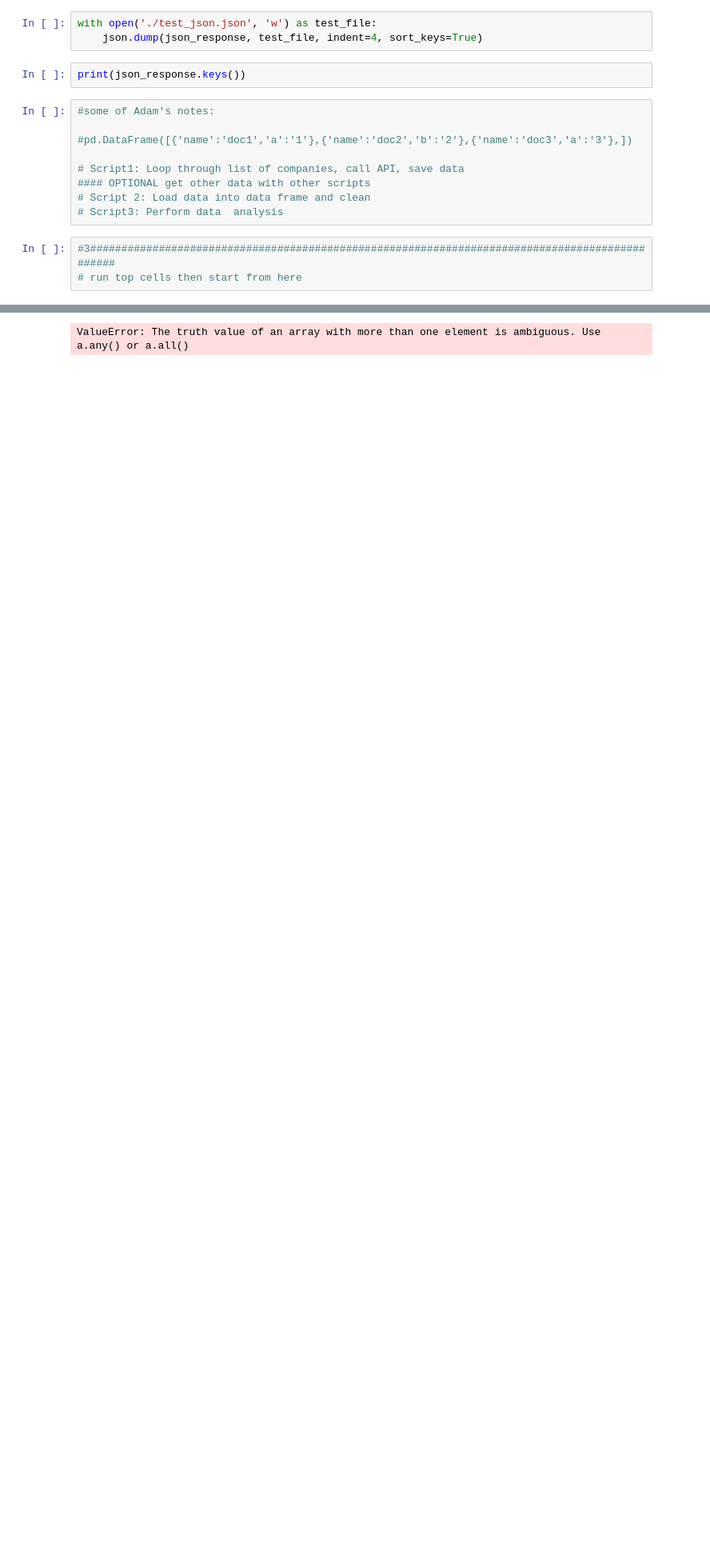
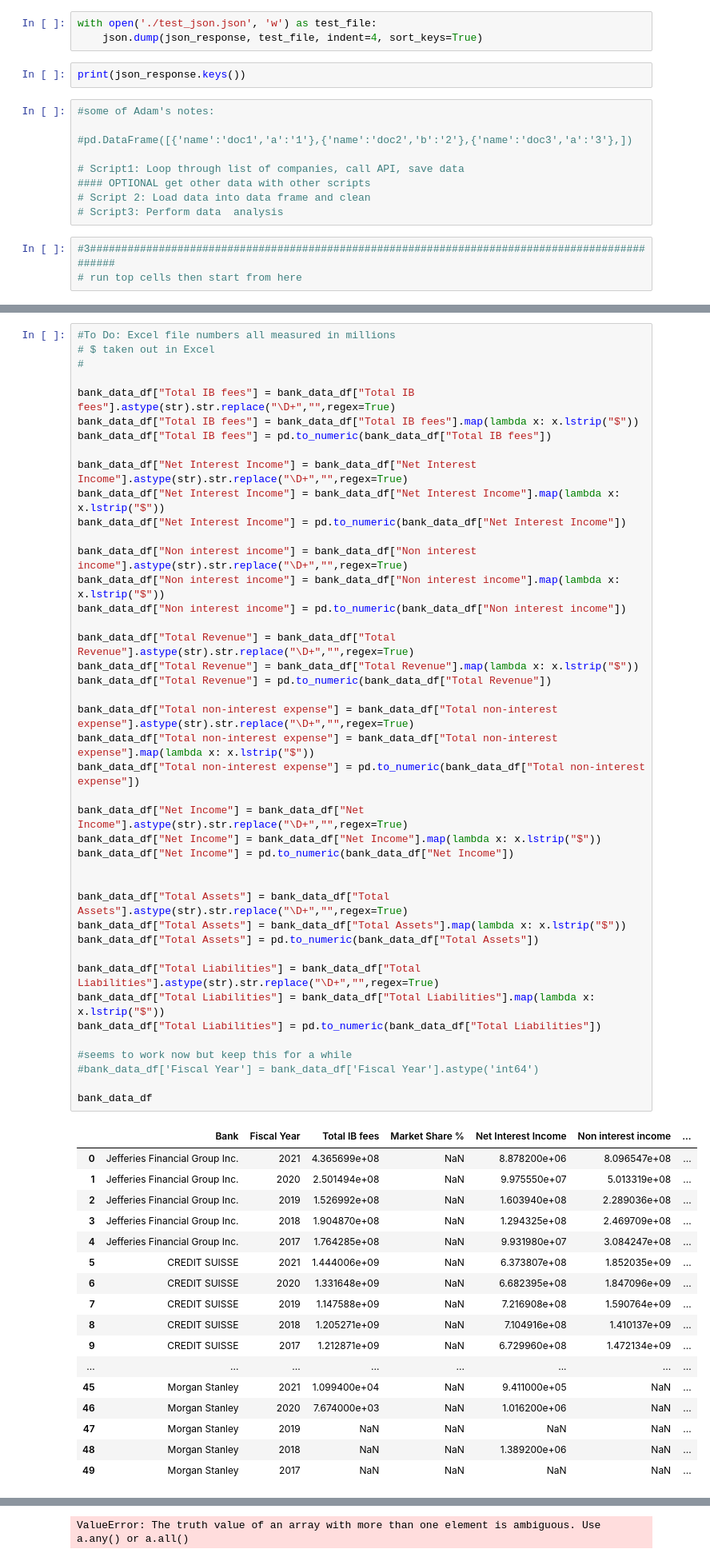
Before and after one commit to equitymarkets/InvestmentBanking, a Jupyter notebook: project_banks.ipynb, the cells around one changed output, grey strips where cells are left out. Shown at 80% size. Cells and saved outputs as stored; diff of their text form; blank space fills up the shorter version.

```diff
--- a/project_banks.ipynb
+++ b/project_banks.ipynb
@@ -151,0 +114,60 @@ dtype('O')
+# %%
+#To Do: Excel file numbers all measured in millions
+# $ taken out in Excel
+#
+
+bank_data_df["Total IB fees"] = bank_data_df["Total IB fees"].astype(str).str.replace("\D+","",regex=True)
+bank_data_df["Total IB fees"] = bank_data_df["Total IB fees"].map(lambda x: x.lstrip("$"))
+bank_data_df["Total IB fees"] = pd.to_numeric(bank_data_df["Total IB fees"])
+
+bank_data_df["Net Interest Income"] = bank_data_df["Net Interest Income"].astype(str).str.replace("\D+","",regex=True)
+bank_data_df["Net Interest Income"] = bank_data_df["Net Interest Income"].map(lambda x: x.lstrip("$"))
+bank_data_df["Net Interest Income"] = pd.to_numeric(bank_data_df["Net Interest Income"])
+
+bank_data_df["Non interest income"] = bank_data_df["Non interest income"].astype(str).str.replace("\D+","",regex=True)
+bank_data_df["Non interest income"] = bank_data_df["Non interest income"].map(lambda x: x.lstrip("$"))
+bank_data_df["Non interest income"] = pd.to_numeric(bank_data_df["Non interest income"])
+
+bank_data_df["Total Revenue"] = bank_data_df["Total Revenue"].astype(str).str.replace("\D+","",regex=True)
+bank_data_df["Total Revenue"] = bank_data_df["Total Revenue"].map(lambda x: x.lstrip("$"))
+bank_data_df["Total Revenue"] = pd.to_numeric(bank_data_df["Total Revenue"])
+
+bank_data_df["Total non-interest expense"] = bank_data_df["Total non-interest expense"].astype(str).str.replace("\D+","",regex=True)
+bank_data_df["Total non-interest expense"] = bank_data_df["Total non-interest expense"].map(lambda x: x.lstrip("$"))
+bank_data_df["Total non-interest expense"] = pd.to_numeric(bank_data_df["Total non-interest expense"])
+
+bank_data_df["Net Income"] = bank_data_df["Net Income"].astype(str).str.replace("\D+","",regex=True)
+bank_data_df["Net Income"] = bank_data_df["Net Income"].map(lambda x: x.lstrip("$"))
+bank_data_df["Net Income"] = pd.to_numeric(bank_data_df["Net Income"])
+
+
+bank_data_df["Total Assets"] = bank_data_df["Total Assets"].astype(str).str.replace("\D+","",regex=True)
+bank_data_df["Total Assets"] = bank_data_df["Total Assets"].map(lambda x: x.lstrip("$"))
+bank_data_df["Total Assets"] = pd.to_numeric(bank_data_df["Total Assets"])
+
+bank_data_df["Total Liabilities"] = bank_data_df["Total Liabilities"].astype(str).str.replace("\D+","",regex=True)
+bank_data_df["Total Liabilities"] = bank_data_df["Total Liabilities"].map(lambda x: x.lstrip("$"))
+bank_data_df["Total Liabilities"] = pd.to_numeric(bank_data_df["Total Liabilities"])
+
+#seems to work now but keep this for a while
+#bank_data_df['Fiscal Year'] = bank_data_df['Fiscal Year'].astype('int64')
+
+bank_data_df
+# %% [output]
+|  | Bank | Fiscal Year | Total IB fees | Market Share % | Net Interest Income | Non interest income | ... |
+| 0 | Jefferies Financial Group Inc. | 2021 | 4.365699e+08 | NaN | 8.878200e+06 | 8.096547e+08 | ... |
+| 1 | Jefferies Financial Group Inc. | 2020 | 2.501494e+08 | NaN | 9.975550e+07 | 5.013319e+08 | ... |
+| 2 | Jefferies Financial Group Inc. | 2019 | 1.526992e+08 | NaN | 1.603940e+08 | 2.289036e+08 | ... |
+| 3 | Jefferies Financial Group Inc. | 2018 | 1.904870e+08 | NaN | 1.294325e+08 | 2.469709e+08 | ... |
+| 4 | Jefferies Financial Group Inc. | 2017 | 1.764285e+08 | NaN | 9.931980e+07 | 3.084247e+08 | ... |
+| 5 | CREDIT SUISSE | 2021 | 1.444006e+09 | NaN | 6.373807e+08 | 1.852035e+09 | ... |
+| 6 | CREDIT SUISSE | 2020 | 1.331648e+09 | NaN | 6.682395e+08 | 1.847096e+09 | ... |
+| 7 | CREDIT SUISSE | 2019 | 1.147588e+09 | NaN | 7.216908e+08 | 1.590764e+09 | ... |
+| 8 | CREDIT SUISSE | 2018 | 1.205271e+09 | NaN | 7.104916e+08 | 1.410137e+09 | ... |
+| 9 | CREDIT SUISSE | 2017 | 1.212871e+09 | NaN | 6.729960e+08 | 1.472134e+09 | ... |
+| ... | ... | ... | ... | ... | ... | ... | ... |
+| 45 | Morgan Stanley | 2021 | 1.099400e+04 | NaN | 9.411000e+05 | NaN | ... |
+| 46 | Morgan Stanley | 2020 | 7.674000e+03 | NaN | 1.016200e+06 | NaN | ... |
+| 47 | Morgan Stanley | 2019 | NaN | NaN | NaN | NaN | ... |
+| 48 | Morgan Stanley | 2018 | NaN | NaN | 1.389200e+06 | NaN | ... |
+| 49 | Morgan Stanley | 2017 | NaN | NaN | NaN | NaN | ... |
```
Also changed, not shown: parts of 9 cells of this notebook, 2 other files.
